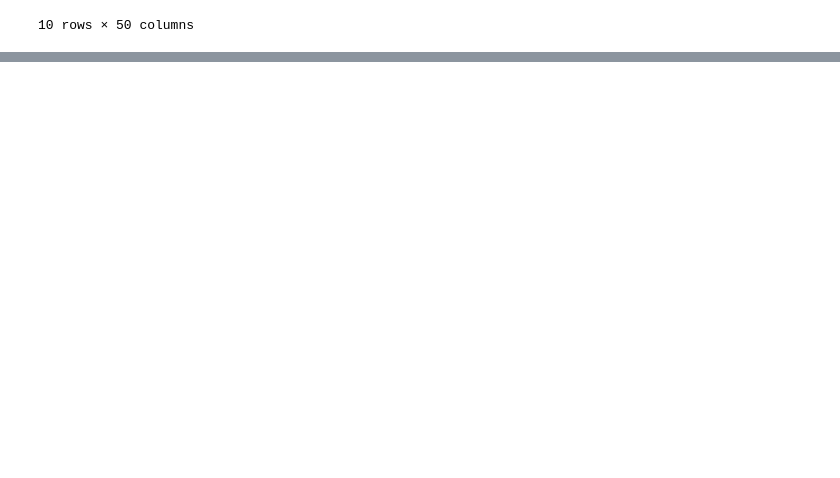
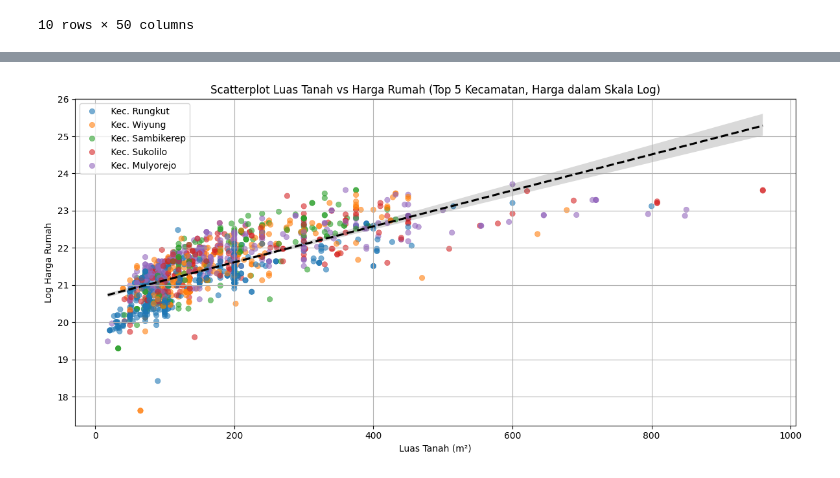
Before and after one commit to dimasfajrip/capstone_project_ibmXhacktiv8, a Jupyter notebook: Capstone_Project.ipynb, the cells around one changed output, grey strips where cells are left out. Saved outputs shown, nothing was run; the diff lists cells and outputs as text; code cells hidden in the pictures; blank space fills up the shorter version.

```diff
--- a/Capstone_Project.ipynb
+++ b/Capstone_Project.ipynb
@@ -413,0 +439,6 @@ memory usage: 1.3+ MB
+# %%
+#convert data
+df['Luas Bangunan'] = df['Luas Bangunan'].astype(int)
+df['Luas Tanah'] = df['Luas Tanah'].astype(int)
+df['Kamar'] = df['Kamar'].astype(int)
+df.info()
@@ -413,0 +649,41 @@ memory usage: 1.3+ MB
+# %%
+# 1. Filter data untuk menghindari outlier ekstrem
+df_filtered = df[(df['Luas Tanah'] < 1000) & (df['Harga'] < 2e10)].copy()
+
+# 2. Transformasi log pada variabel target
+df_filtered['log_harga'] = np.log1p(df_filtered['Harga'])
+
+# 3. Ambil 5 kecamatan terpopuler untuk hue yang lebih informatif
+top_kecamatan = df_filtered['Kecamatan'].value_counts().head(5).index
+df_top = df_filtered[df_filtered['Kecamatan'].isin(top_kecamatan)].copy()
+
+# 4. Visualisasi Scatterplot
+plt.figure(figsize=(12, 6))
+sns.scatterplot(
+    data=df_top,
+    x='Luas Tanah',
+    y='log_harga',
+    hue='Kecamatan',
+    palette='tab10',
+    alpha=0.6,
+    edgecolor=None
+)
+# 5. Tambahkan garis regresi global
+sns.regplot(
+    data=df_top,
+    x='Luas Tanah',
+    y='log_harga',
+    scatter=False,
+    color='black',
+    line_kws={'label': 'Garis Regresi Global', 'linestyle': 'dashed'}
+)
+# 6. Judul dan Label
+plt.title('Scatterplot Luas Tanah vs Harga Rumah (Top 5 Kecamatan, Harga dalam Skala Log)')
+plt.xlabel('Luas Tanah (m²)')
+plt.ylabel('Log Harga Rumah')
+plt.legend()
+plt.grid(True)
+plt.tight_layout()
+plt.show()
+# %% [output]
+[figure, added]
```
Also changed, not shown: parts of 35 cells of this notebook.
